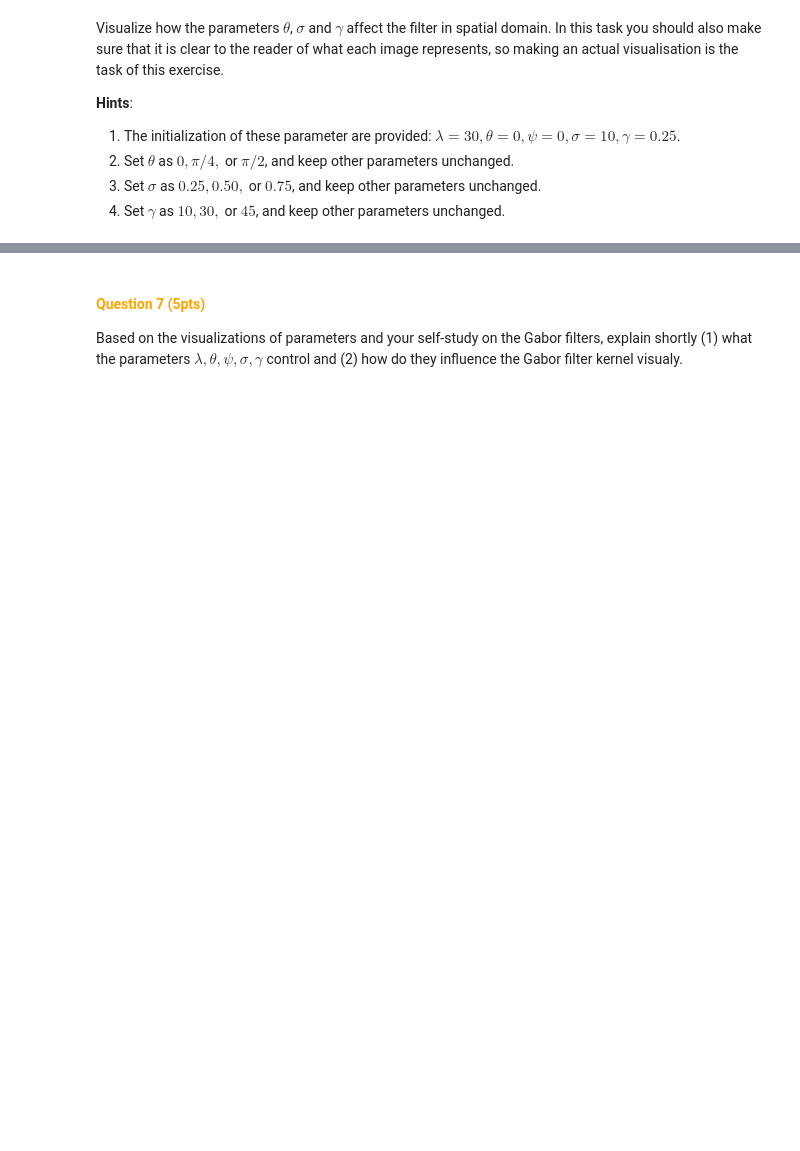
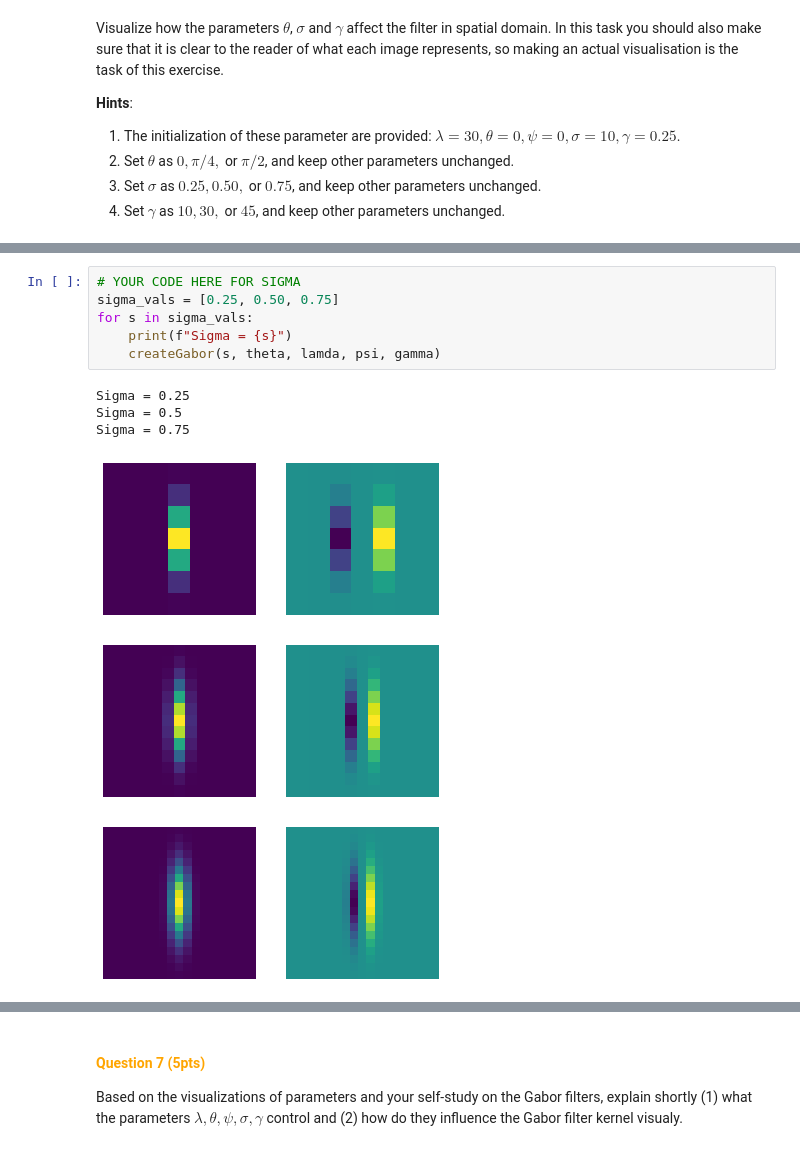
Before and after one commit to ekinfergan/ComputerVision1-UvA, a Jupyter notebook: Lab2/CV1_Lab2.ipynb, the cells around one changed output, grey strips where cells are left out. Drawn from its saved outputs; the diff is of its cells as text; blank space fills up the shorter version.

```diff
--- a/Lab2/CV1_Lab2.ipynb
+++ b/Lab2/CV1_Lab2.ipynb
@@ -550,0 +593,13 @@ Visualize how the parameters $\theta$, $\sigma$ and $\gamma$ affect the filter i
+# %%
+# YOUR CODE HERE FOR SIGMA
+sigma_vals = [0.25, 0.50, 0.75]
+for s in sigma_vals:
+    print(f"Sigma = {s}")
+    createGabor(s, theta, lamda, psi, gamma)
+# %% [output]
+Sigma = 0.25
+Sigma = 0.5
+Sigma = 0.75
+[figure, added]
+[figure, added]
+[figure, added]
```
Also changed, not shown: parts of 16 cells of this notebook.
